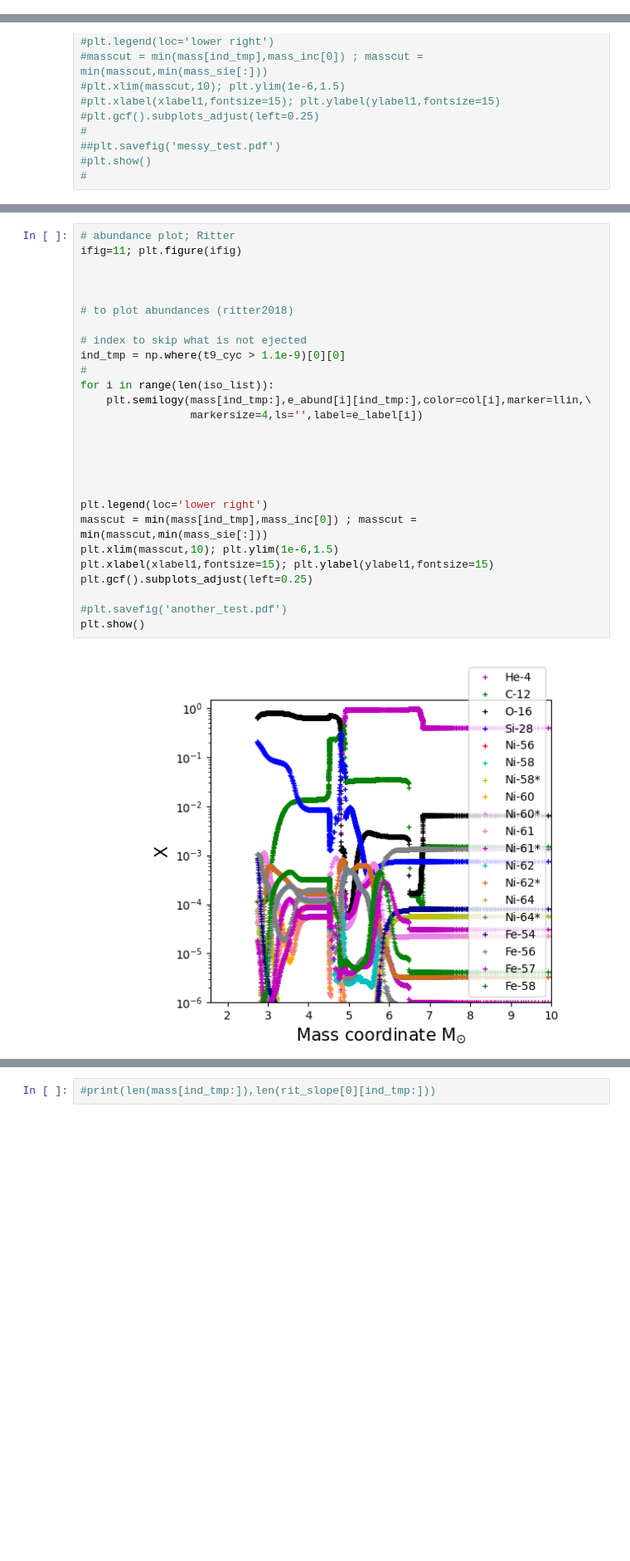
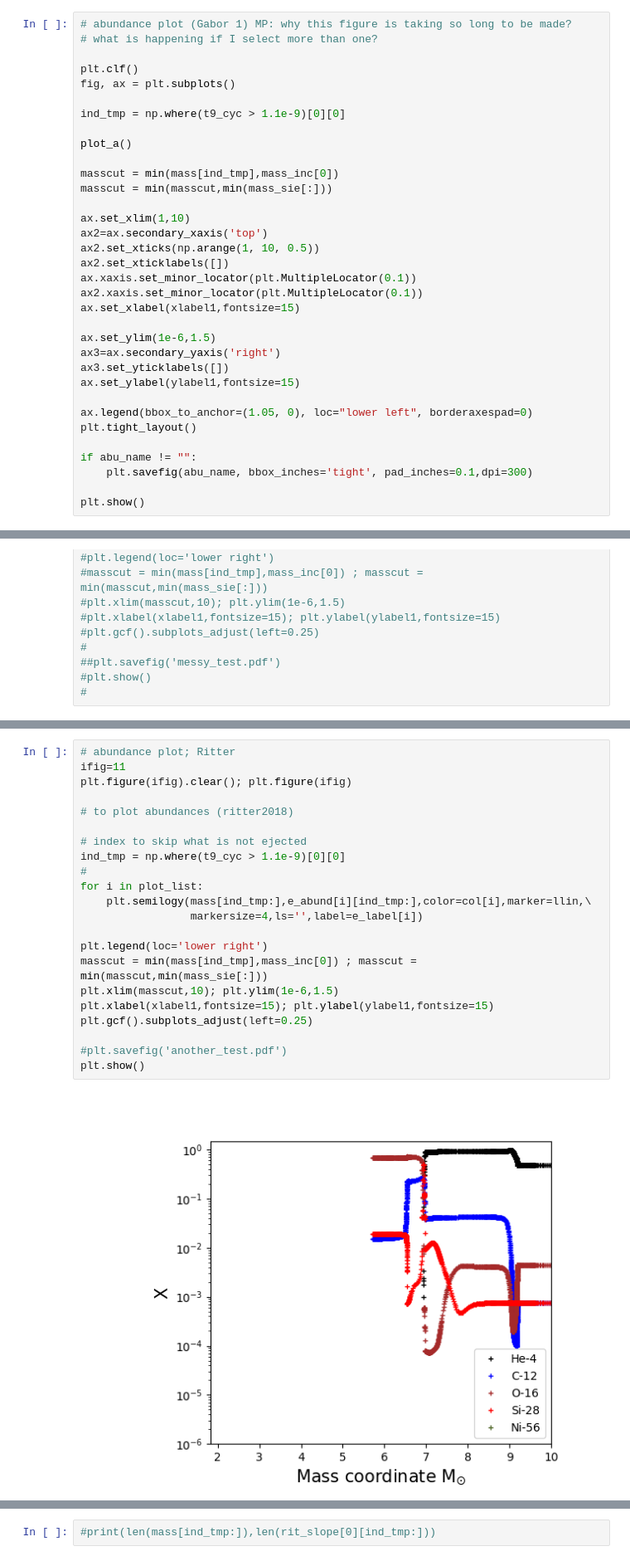
Before and after one commit to NuGrid/chetec-infra_WP9, a Jupyter notebook: simple_plot_v11.ipynb, the cells around one changed output, grey strips where cells are left out. Shown at 83% size. Saved outputs shown, nothing was run; the diff lists cells and outputs as text; blank space fills up the shorter version.

Commit message:
preliminary version with new file deck, and some plotting capability to be cleaned from Gabor Balazs

```diff
--- a/simple_plot_v11.ipynb
+++ b/simple_plot_v11.ipynb
@@ -1324,0 +1350,34 @@ iso_ref1 = 'Ni-61'
+# %%
+# abundance plot (Gabor 1) MP: why this figure is taking so long to be made?
+# what is happening if I select more than one?
+
+plt.clf()
+fig, ax = plt.subplots()
+
+ind_tmp = np.where(t9_cyc > 1.1e-9)[0][0]
+
+plot_a()
+
+masscut = min(mass[ind_tmp],mass_inc[0])
+masscut = min(masscut,min(mass_sie[:]))
+
+ax.set_xlim(1,10)
+ax2=ax.secondary_xaxis('top')
+ax2.set_xticks(np.arange(1, 10, 0.5))
+ax2.set_xticklabels([])
+ax.xaxis.set_minor_locator(plt.MultipleLocator(0.1))
+ax2.xaxis.set_minor_locator(plt.MultipleLocator(0.1))
+ax.set_xlabel(xlabel1,fontsize=15)
+
+ax.set_ylim(1e-6,1.5)
+ax3=ax.secondary_yaxis('right')
+ax3.set_yticklabels([])
+ax.set_ylabel(ylabel1,fontsize=15)
+
+ax.legend(bbox_to_anchor=(1.05, 0), loc="lower left", borderaxespad=0)
+plt.tight_layout()
+
+if abu_name != "":
+    plt.savefig(abu_name, bbox_inches='tight', pad_inches=0.1,dpi=300)
+
+plt.show()
@@ -1426,32 +1532,27 @@ plt.show()
 # %%
 # abundance plot; Ritter
-ifig=11; plt.figure(ifig)
-
-
+ifig=11
+plt.figure(ifig).clear(); plt.figure(ifig)
 
 # to plot abundances (ritter2018)
 
 # index to skip what is not ejected
 ind_tmp = np.where(t9_cyc > 1.1e-9)[0][0]
 #
-for i in range(len(iso_list)):
+for i in plot_list:
     plt.semilogy(mass[ind_tmp:],e_abund[i][ind_tmp:],color=col[i],marker=llin,\
                  markersize=4,ls='',label=e_label[i])
-
-
-
-
 
 plt.legend(loc='lower right')
 masscut = min(mass[ind_tmp],mass_inc[0]) ; masscut = min(masscut,min(mass_sie[:]))
 plt.xlim(masscut,10); plt.ylim(1e-6,1.5)
 plt.xlabel(xlabel1,fontsize=15); plt.ylabel(ylabel1,fontsize=15)
 plt.gcf().subplots_adjust(left=0.25)
 
 #plt.savefig('another_test.pdf')
 plt.show()
 # %% [output]
-[figure, old version]
+[figure, new version]
 # %%
 ## abundance plot; Lawson
 #ifig=12; plt.figure(ifig)
```
Also changed, not shown: parts of 30 cells of this notebook, 1 other file.
